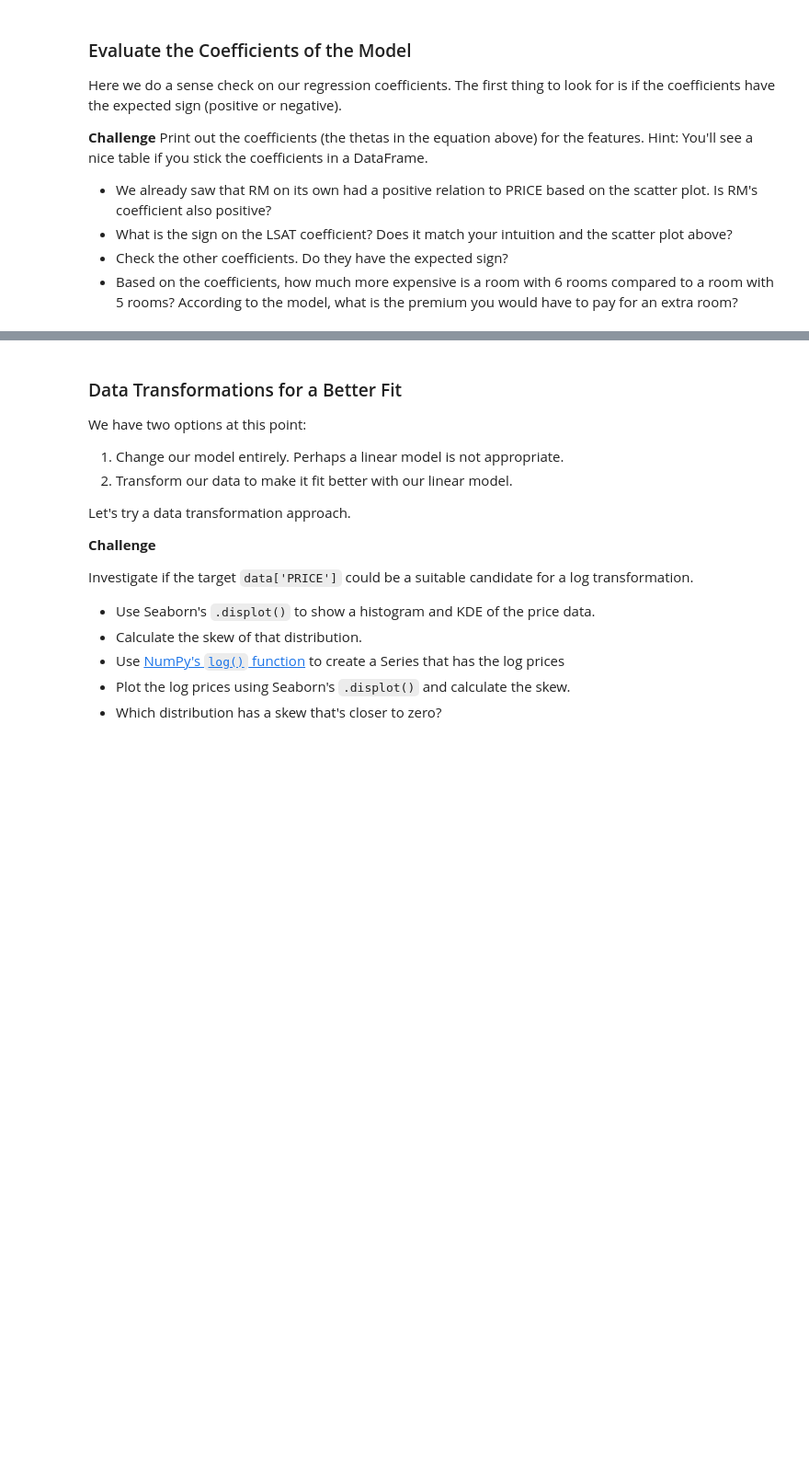
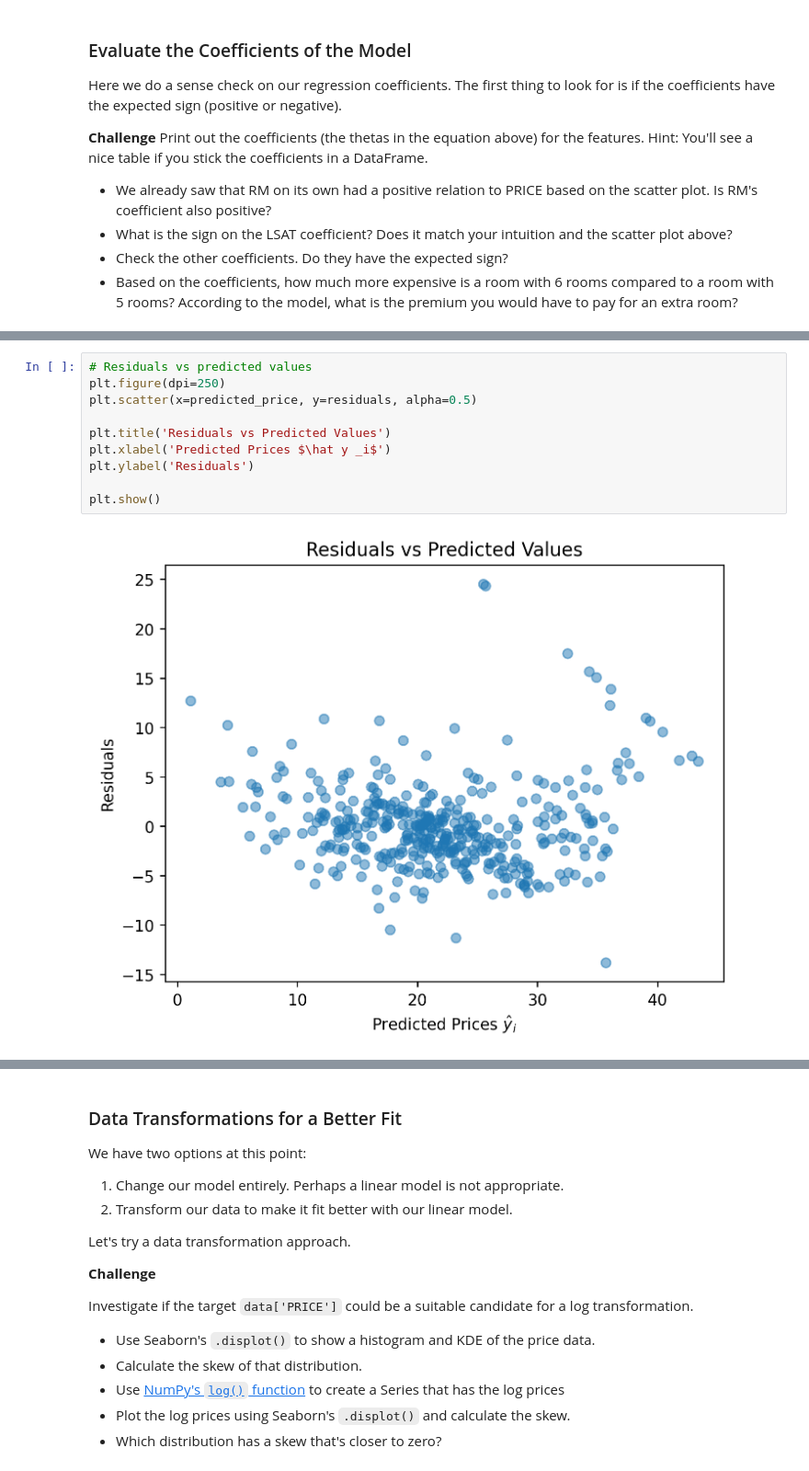
Before and after one commit to thandora/100-days-of-code-udemy, a Jupyter notebook: day-080-capstone-house-prices/house-prices.ipynb, the cells around one changed output, grey strips where cells are left out. Shown at 92% size. Drawn from its saved outputs; the diff is of its cells as text; blank space fills up the shorter version.

```diff
--- a/day-080-capstone-house-prices/house-prices.ipynb
+++ b/day-080-capstone-house-prices/house-prices.ipynb
@@ -527,3 +576,15 @@ The second plot should be the residuals against the predicted prices. Here's wha
+# %%
+# Residuals vs predicted values
+plt.figure(dpi=250)
+plt.scatter(x=predicted_price, y=residuals, alpha=0.5)
+
+plt.title('Residuals vs Predicted Values')
+plt.xlabel('Predicted Prices $\hat y _i$')
+plt.ylabel('Residuals')
+
+plt.show()
+# %% [output]
+[figure, added]
 # %% [markdown]
 Why do we want to look at the residuals? We want to check that they look random. Why? The residuals represent the errors of our model. If there's a pattern in our errors, then our model has a systematic bias.
 
```
Also changed, not shown: parts of 9 cells of this notebook.
